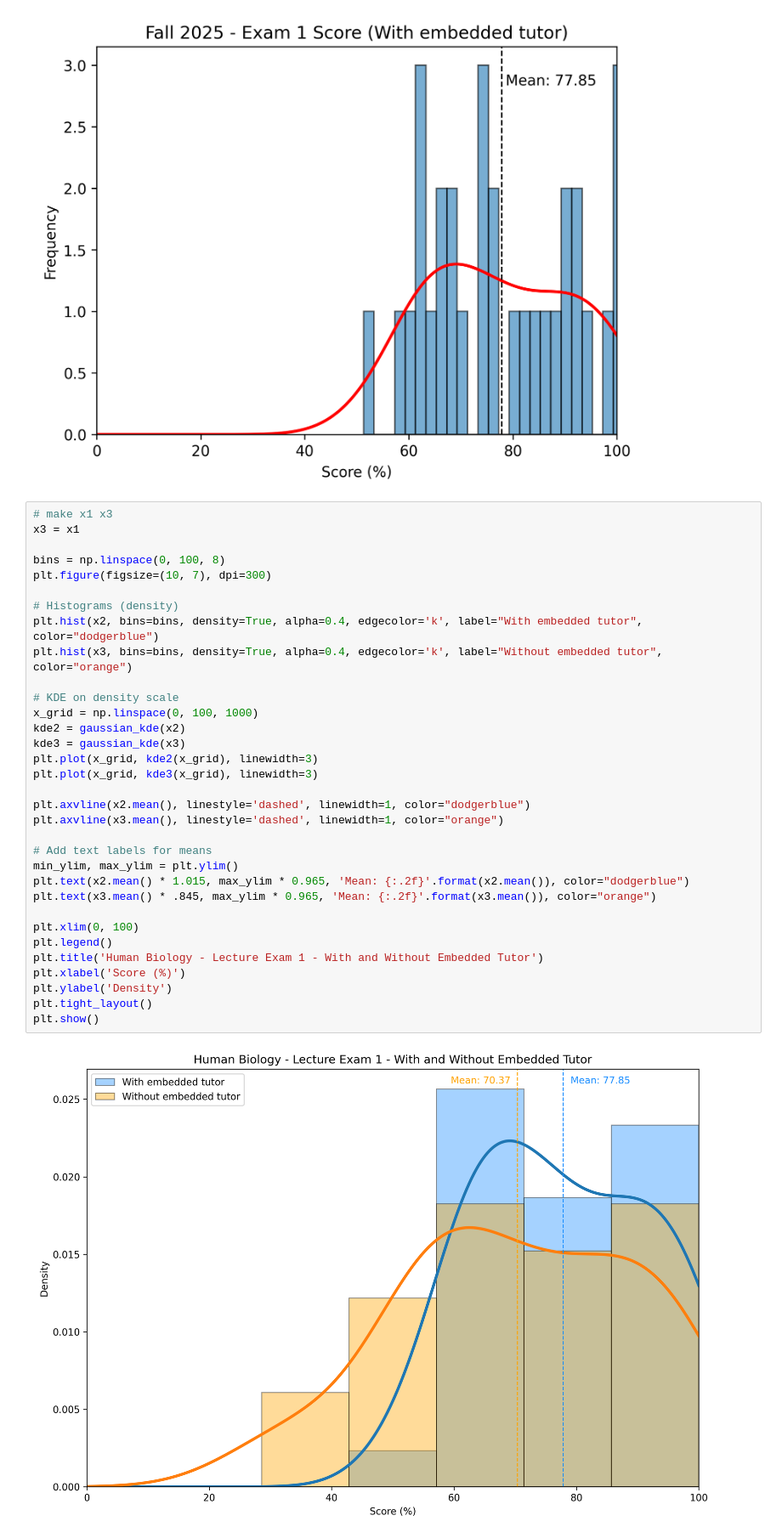
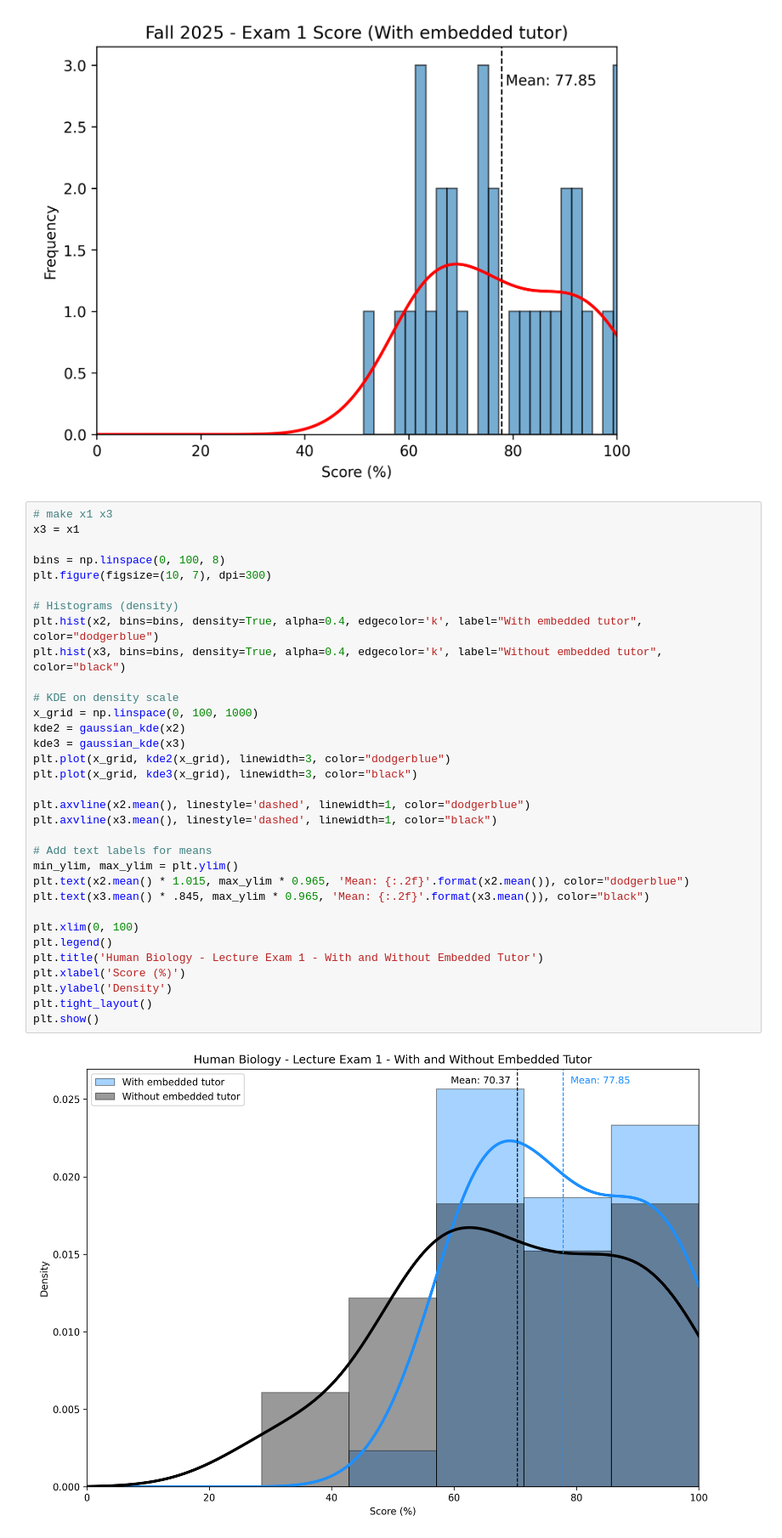
Before and after one commit to ProfOak7/Bio212, a Jupyter notebook: Embeddedtutor.ipynb, the cells around one changed output. Shown: that part at 85% size. Cells and saved outputs as stored; diff of their text form.

```diff
--- a/Embeddedtutor.ipynb
+++ b/Embeddedtutor.ipynb
@@ -113,35 +113,35 @@ plt.show()
 # %%
 # make x1 x3
 x3 = x1
 
 bins = np.linspace(0, 100, 8)
 plt.figure(figsize=(10, 7), dpi=300)
 
 # Histograms (density)
 plt.hist(x2, bins=bins, density=True, alpha=0.4, edgecolor='k', label="With embedded tutor", color="dodgerblue")
-plt.hist(x3, bins=bins, density=True, alpha=0.4, edgecolor='k', label="Without embedded tutor", color="orange")
+plt.hist(x3, bins=bins, density=True, alpha=0.4, edgecolor='k', label="Without embedded tutor", color="black")
 
 # KDE on density scale
 x_grid = np.linspace(0, 100, 1000)
 kde2 = gaussian_kde(x2)
 kde3 = gaussian_kde(x3)
-plt.plot(x_grid, kde2(x_grid), linewidth=3)
-plt.plot(x_grid, kde3(x_grid), linewidth=3)
+plt.plot(x_grid, kde2(x_grid), linewidth=3, color="dodgerblue")
+plt.plot(x_grid, kde3(x_grid), linewidth=3, color="black")
 
 plt.axvline(x2.mean(), linestyle='dashed', linewidth=1, color="dodgerblue")
-plt.axvline(x3.mean(), linestyle='dashed', linewidth=1, color="orange")
+plt.axvline(x3.mean(), linestyle='dashed', linewidth=1, color="black")
 
 # Add text labels for means
 min_ylim, max_ylim = plt.ylim()
 plt.text(x2.mean() * 1.015, max_ylim * 0.965, 'Mean: {:.2f}'.format(x2.mean()), color="dodgerblue")
-plt.text(x3.mean() * .845, max_ylim * 0.965, 'Mean: {:.2f}'.format(x3.mean()), color="orange")
+plt.text(x3.mean() * .845, max_ylim * 0.965, 'Mean: {:.2f}'.format(x3.mean()), color="black")
 
 plt.xlim(0, 100)
 plt.legend()
 plt.title('Human Biology - Lecture Exam 1 - With and Without Embedded Tutor')
 plt.xlabel('Score (%)')
 plt.ylabel('Density')
 plt.tight_layout()
 plt.show()
 # %% [output]
-[figure, old version]
+[figure, new version]
```
